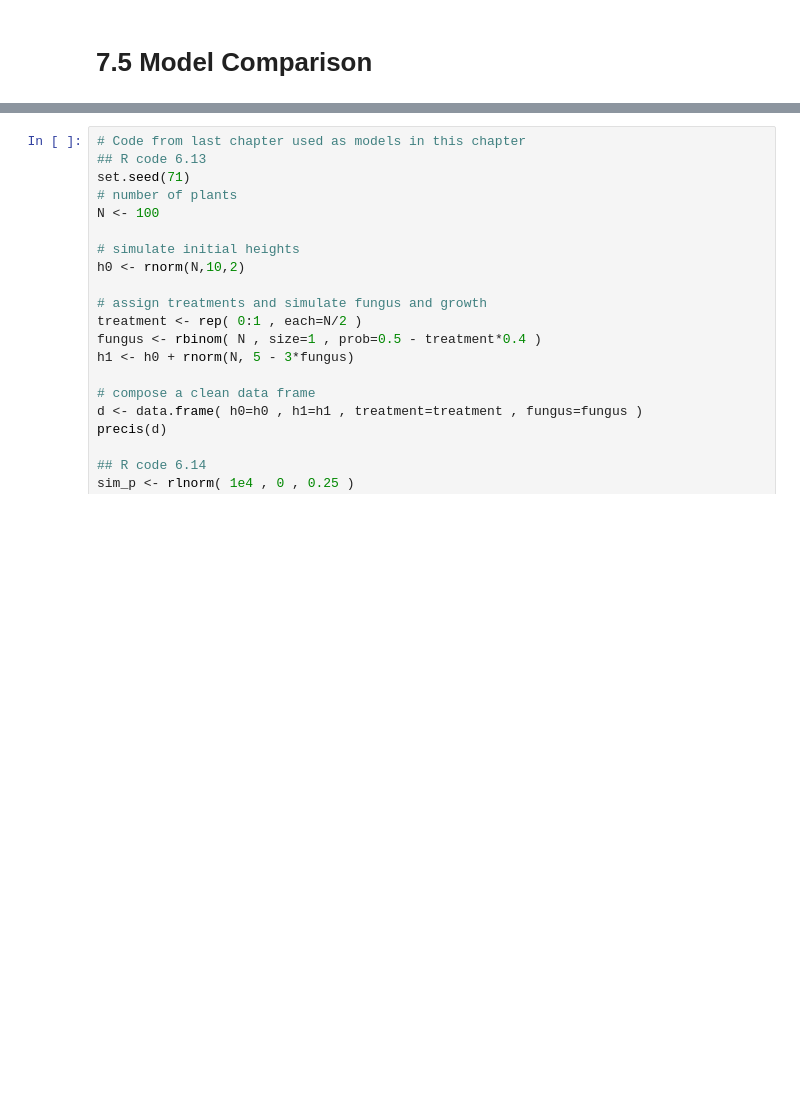
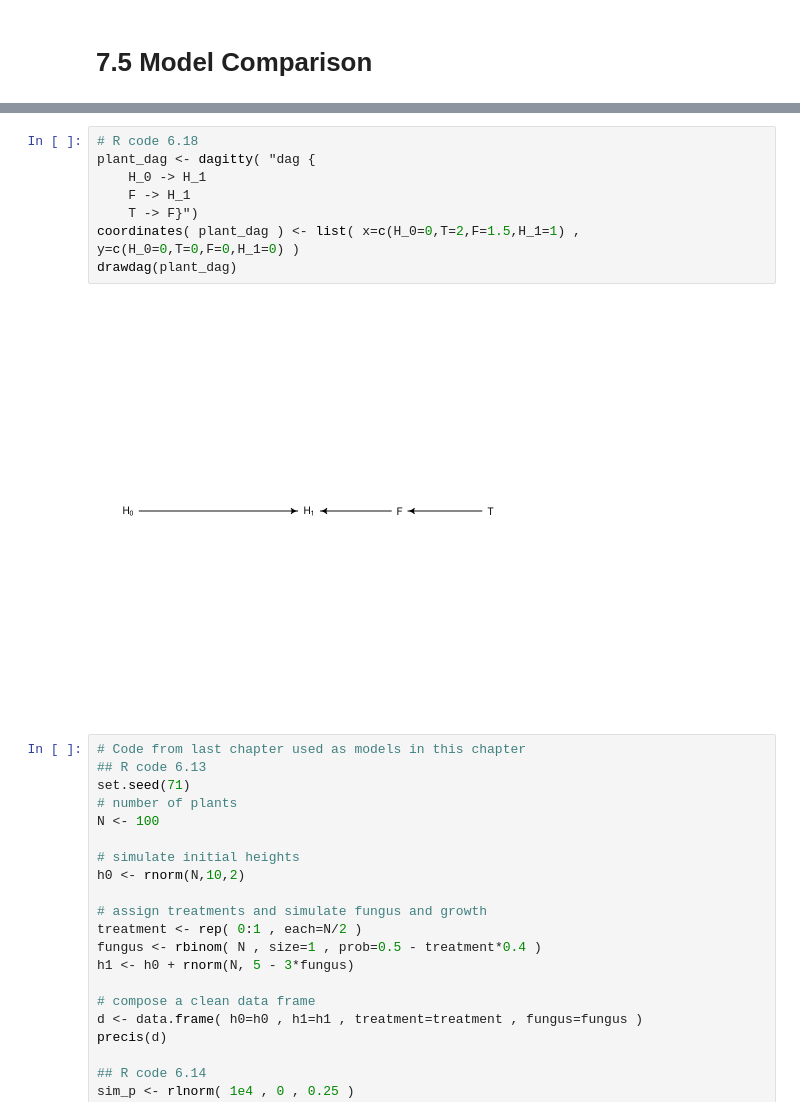
Before and after one commit to jointprob/jointprob-dm, a Jupyter notebook: r-notebooks/rethinking-book/chapter-7.ipynb, the cells around one changed output, grey strips where cells are left out. Saved outputs shown, nothing was run; the diff lists cells and outputs as text; blank space fills up the shorter version.

```diff
--- a/r-notebooks/rethinking-book/chapter-7.ipynb
+++ b/r-notebooks/rethinking-book/chapter-7.ipynb
@@ -429,3 +444,13 @@ sqrt( n_cases*var(waic_vec) )
+# %%
+# R code 6.18
+plant_dag <- dagitty( "dag {
+    H_0 -> H_1
+    F -> H_1
+    T -> F}")
+coordinates( plant_dag ) <- list( x=c(H_0=0,T=2,F=1.5,H_1=1) , y=c(H_0=0,T=0,F=0,H_1=0) )
+drawdag(plant_dag)
+# %% [output]
+[figure, added]
 # %%
 # Code from last chapter used as models in this chapter
 ## R code 6.13
```
Also changed, not shown: parts of 32 cells of this notebook.
